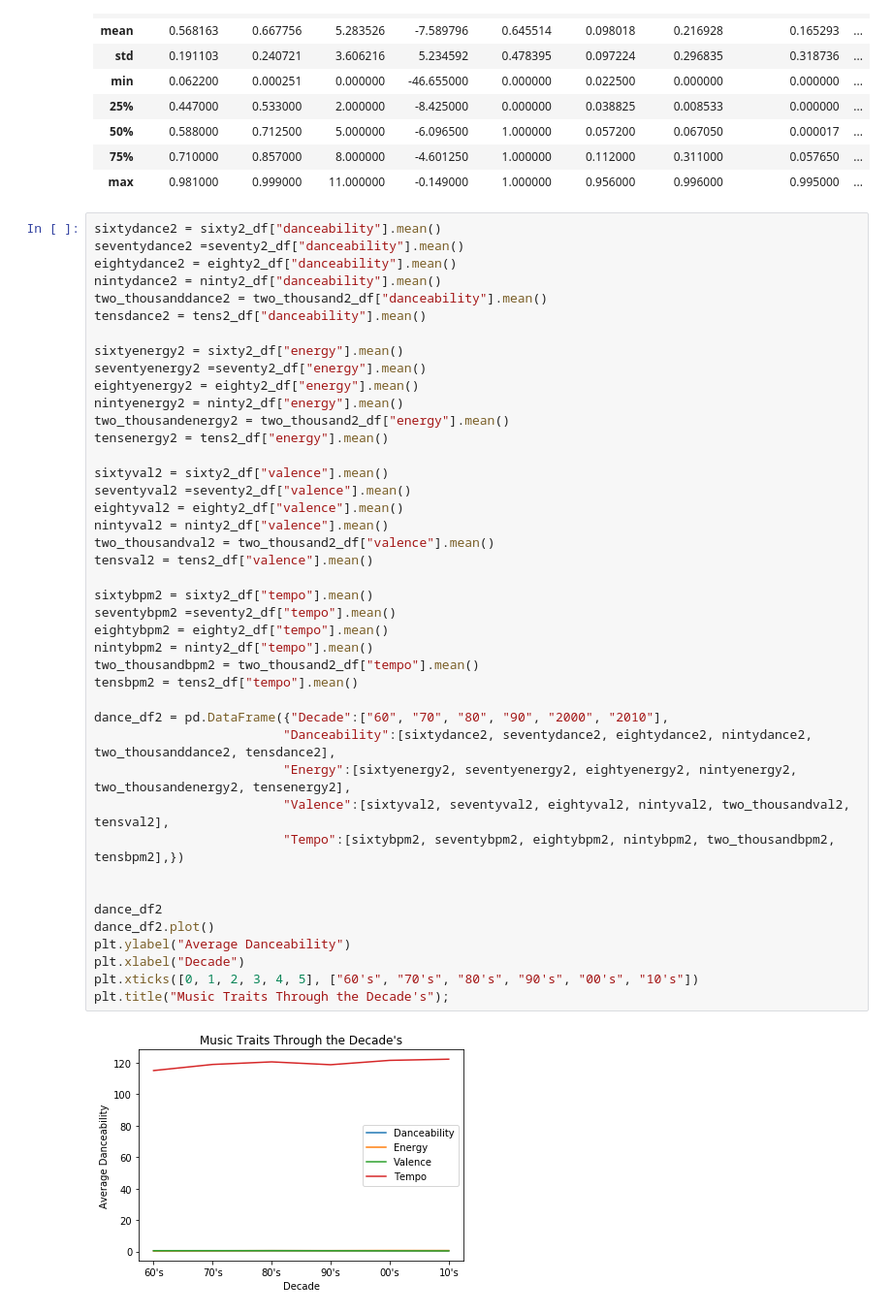
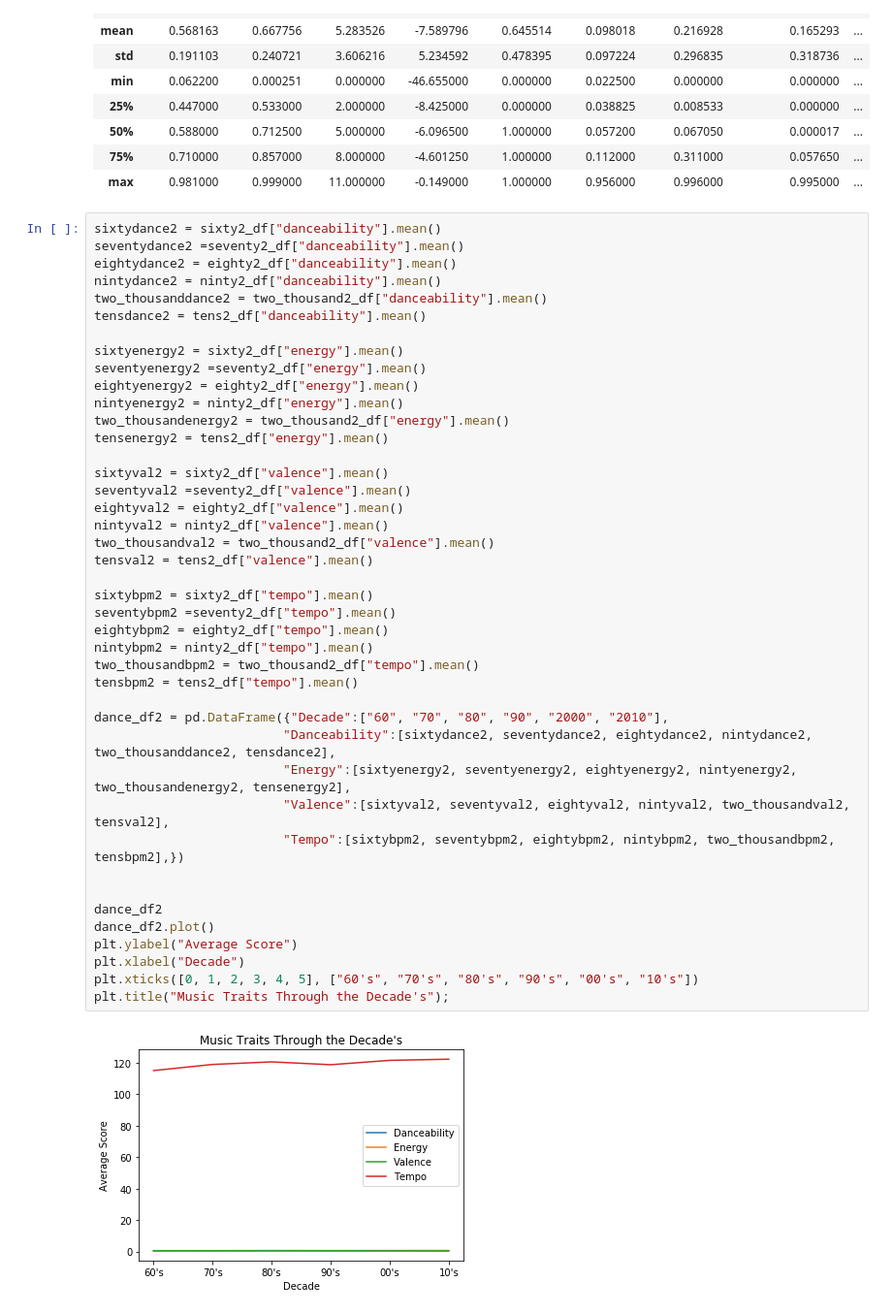
Before and after one commit to zsvorenova/Group_Three, a Jupyter notebook: carol.ipynb, the cells around one changed output. Shown at 97% size. Drawn from its saved outputs; the diff is of its cells as text.

```diff
--- a/carol.ipynb
+++ b/carol.ipynb
@@ -979,35 +979,35 @@ nintyenergy2 = ninty2_df["energy"].mean()
 two_thousandenergy2 = two_thousand2_df["energy"].mean()
 tensenergy2 = tens2_df["energy"].mean()
 
 sixtyval2 = sixty2_df["valence"].mean()
 seventyval2 =seventy2_df["valence"].mean()
 eightyval2 = eighty2_df["valence"].mean()
 nintyval2 = ninty2_df["valence"].mean()
 two_thousandval2 = two_thousand2_df["valence"].mean()
 tensval2 = tens2_df["valence"].mean()
 
 sixtybpm2 = sixty2_df["tempo"].mean()
 seventybpm2 =seventy2_df["tempo"].mean()
 eightybpm2 = eighty2_df["tempo"].mean()
 nintybpm2 = ninty2_df["tempo"].mean()
 two_thousandbpm2 = two_thousand2_df["tempo"].mean()
 tensbpm2 = tens2_df["tempo"].mean()
 
 dance_df2 = pd.DataFrame({"Decade":["60", "70", "80", "90", "2000", "2010"],
                          "Danceability":[sixtydance2, seventydance2, eightydance2, nintydance2, two_thousanddance2, tensdance2],
                          "Energy":[sixtyenergy2, seventyenergy2, eightyenergy2, nintyenergy2, two_thousandenergy2, tensenergy2],
                          "Valence":[sixtyval2, seventyval2, eightyval2, nintyval2, two_thousandval2, tensval2],
                          "Tempo":[sixtybpm2, seventybpm2, eightybpm2, nintybpm2, two_thousandbpm2, tensbpm2],})
 
 
 dance_df2
 dance_df2.plot()
-plt.ylabel("Average Danceability")
+plt.ylabel("Average Score")
 plt.xlabel("Decade")
 plt.xticks([0, 1, 2, 3, 4, 5], ["60's", "70's", "80's", "90's", "00's", "10's"])
 plt.title("Music Traits Through the Decade's");
 # %% [output]
-[figure, old version]
+[figure, new version]
 # %%
 sixtydance2 = sixty2_df["danceability"].mean()
 seventydance2 =seventy2_df["danceability"].mean()
```
Also changed, not shown: parts of 12 cells of this notebook.
